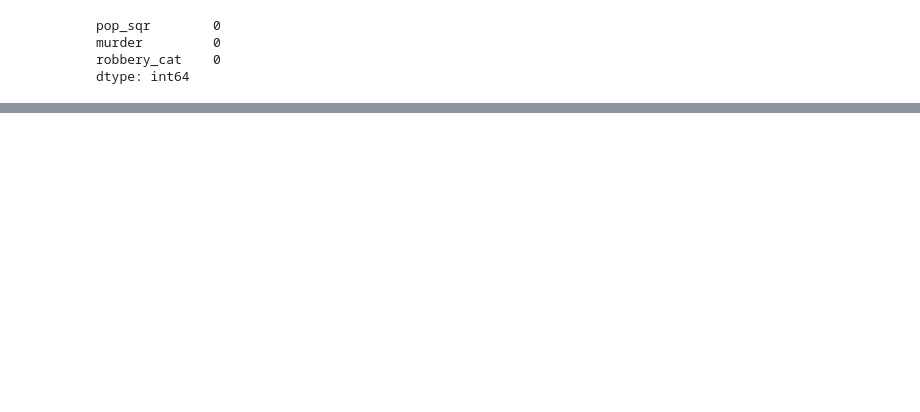
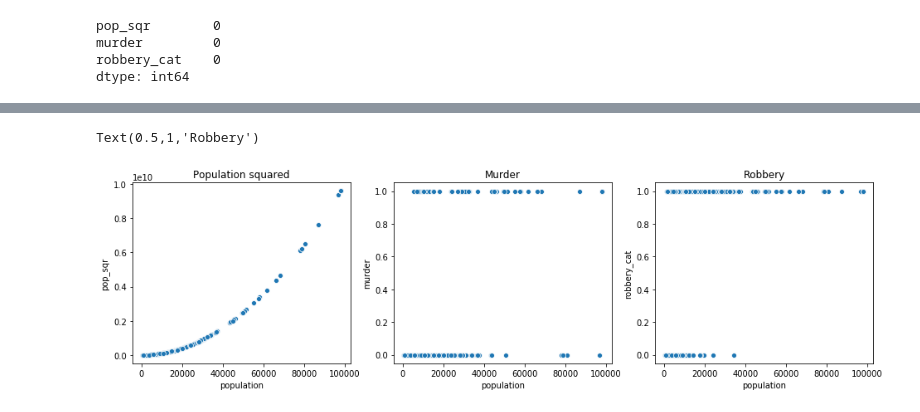
Before and after one commit to PriyankaBiswas/Data-Science, a Jupyter notebook: Unit2_SL/NYCrime/nyc_crime_regression.ipynb, the cells around one changed output, grey strips where cells are left out. Saved outputs shown, nothing was run; the diff lists cells and outputs as text; code cells hidden in the pictures; blank space fills up the shorter version.

Commit message:
added variable exploration and assumptions of lin reg

```diff
--- a/Unit2_SL/NYCrime/nyc_crime_regression.ipynb
+++ b/Unit2_SL/NYCrime/nyc_crime_regression.ipynb
@@ -246,0 +320,6 @@ Name: population, dtype: float64
+# %%
+# Winsorize the X variables to deal with outliers
+#nyc.pop_sqr.describe()
+#nyc.pop_sqr.quantile(.97)
+
+nyc.pop_sqr = stats.mstats.winsorize(nyc.pop_sqr, limits=[0,0.02])
@@ -246,0 +354,26 @@ Name: population, dtype: float64
+# %%
+plt.figure(figsize=(16,4))
+
+#Population - population square
+plt.subplot(1, 3, 1)
+sns.scatterplot(nyc.population, nyc.pop_sqr)
+plt.title('Population squared')
+
+# #Population - murder
+plt.subplot(1, 3, 2)
+sns.scatterplot(nyc.population, nyc.murder)
+plt.title('Murder')
+
+# #Population - robbery
+plt.subplot(1, 3, 3)
+sns.scatterplot(nyc.population, nyc.robbery_cat)
+plt.title('Robbery')
+
+
+# NONE of the relationships are linear
+# For the first pop-pop_squared we can do a square_root
+
+#follow the following reference
+# %% [output]
+Text(0.5,1,'Robbery')
+[figure, added]
```
Also changed, not shown: parts of 24 cells of this notebook.
